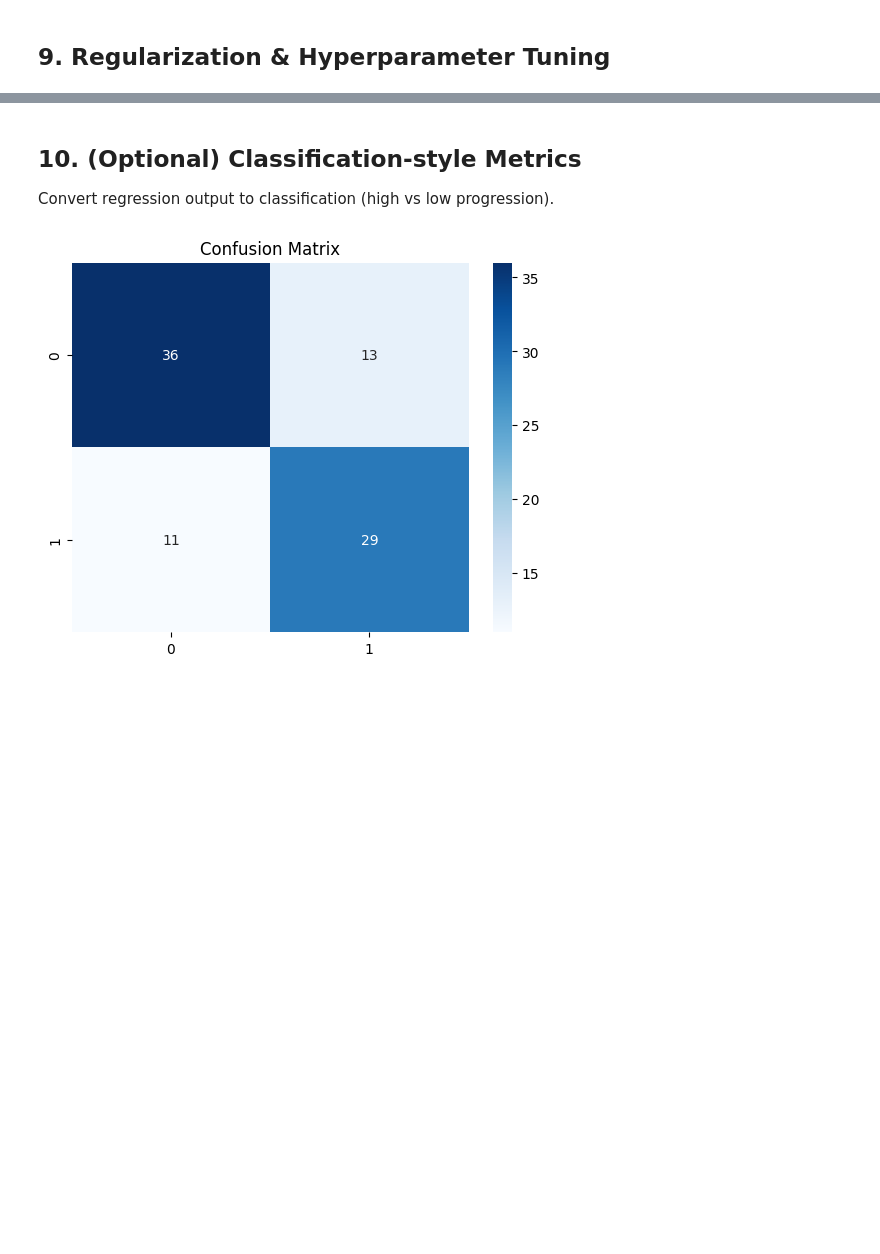
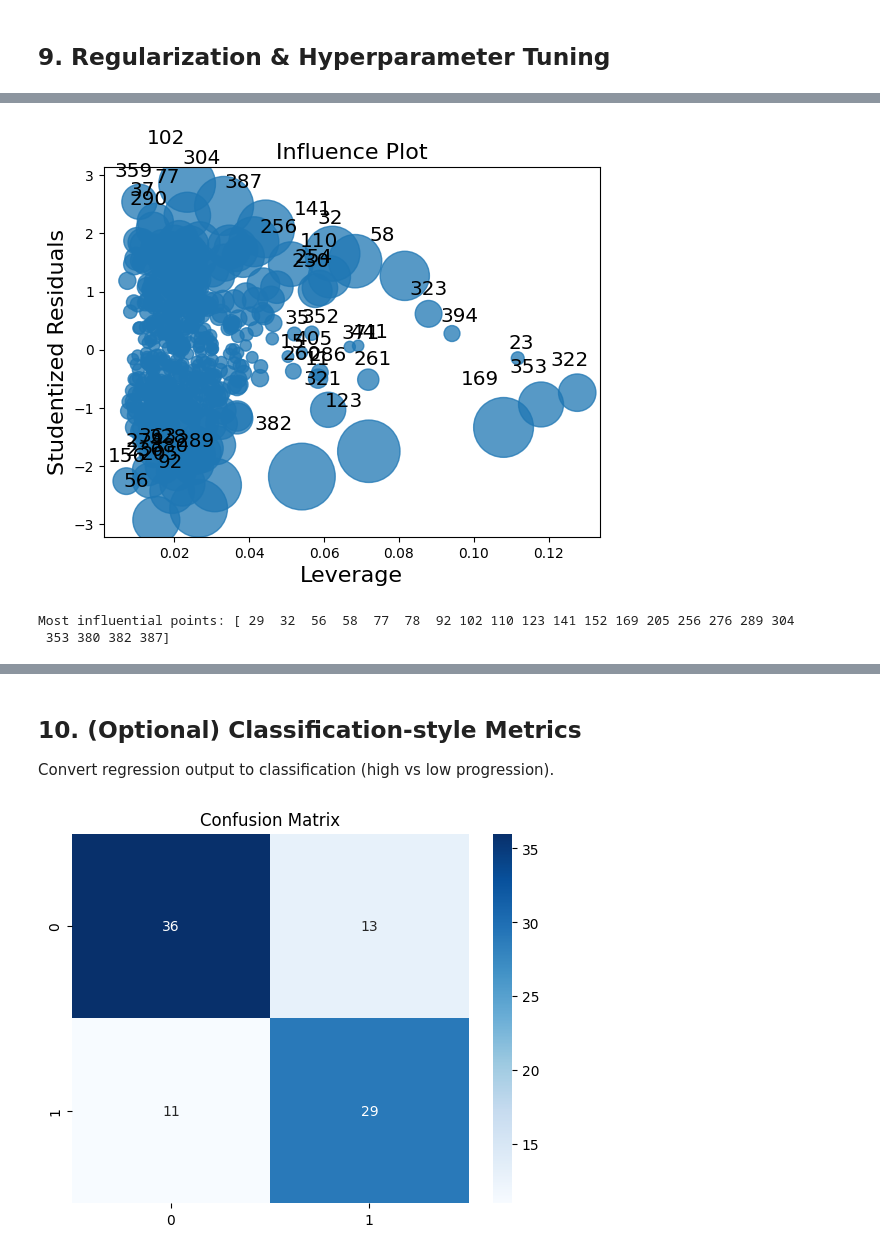
Before and after one commit to anika0273/ML_BoilerPlates, a Jupyter notebook: Linear_Regression.ipynb, the cells around one changed output, grey strips where cells are left out. Drawn from its saved outputs; the diff is of its cells as text; code cells hidden in the pictures; blank space fills up the shorter version.

```diff
--- a/Linear_Regression.ipynb
+++ b/Linear_Regression.ipynb
@@ -192,5 +377,6 @@ Notes:
 # %%
+from sklearn.pipeline import make_pipeline
 from sklearn.model_selection import cross_val_score
 
-cv_scores = cross_val_score(linreg, X, y, cv=5, scoring="r2")
-print("Cross-validated R²:", cv_scores.mean())
+pipeline = make_pipeline(StandardScaler(), LinearRegression())
+cv_scores = cross_val_score(pipeline, X, y, cv=3, scoring='r2')
@@ -219,0 +526,18 @@ Best Lasso alpha: {'alpha': 1}
+# %%
+import statsmodels.api as sm
+
+# For leverage and influence plots, you need to use statsmodels OLS, check for outliers/leverage
+X_with_const = sm.add_constant(X)
+ridge_model = sm.OLS(y, X_with_const).fit()
+sm.graphics.influence_plot(ridge_model)
+plt.show()
+# %% [output]
+[figure, added]
+# %%
+infl = ridge_model.get_influence()
+cooks_d = infl.cooks_distance[0]  # This extracts only the Cook's D array
+influential_points = np.where(cooks_d > 4/len(X))[0]
+print("Most influential points:", influential_points)
+# %% [output]
+Most influential points: [ 29  32  56  58  77  78  92 102 110 123 141 152 169 205 256 276 289 304
+ 353 380 382 387]
```
Also changed, not shown: parts of 30 cells of this notebook, 2 other files.
